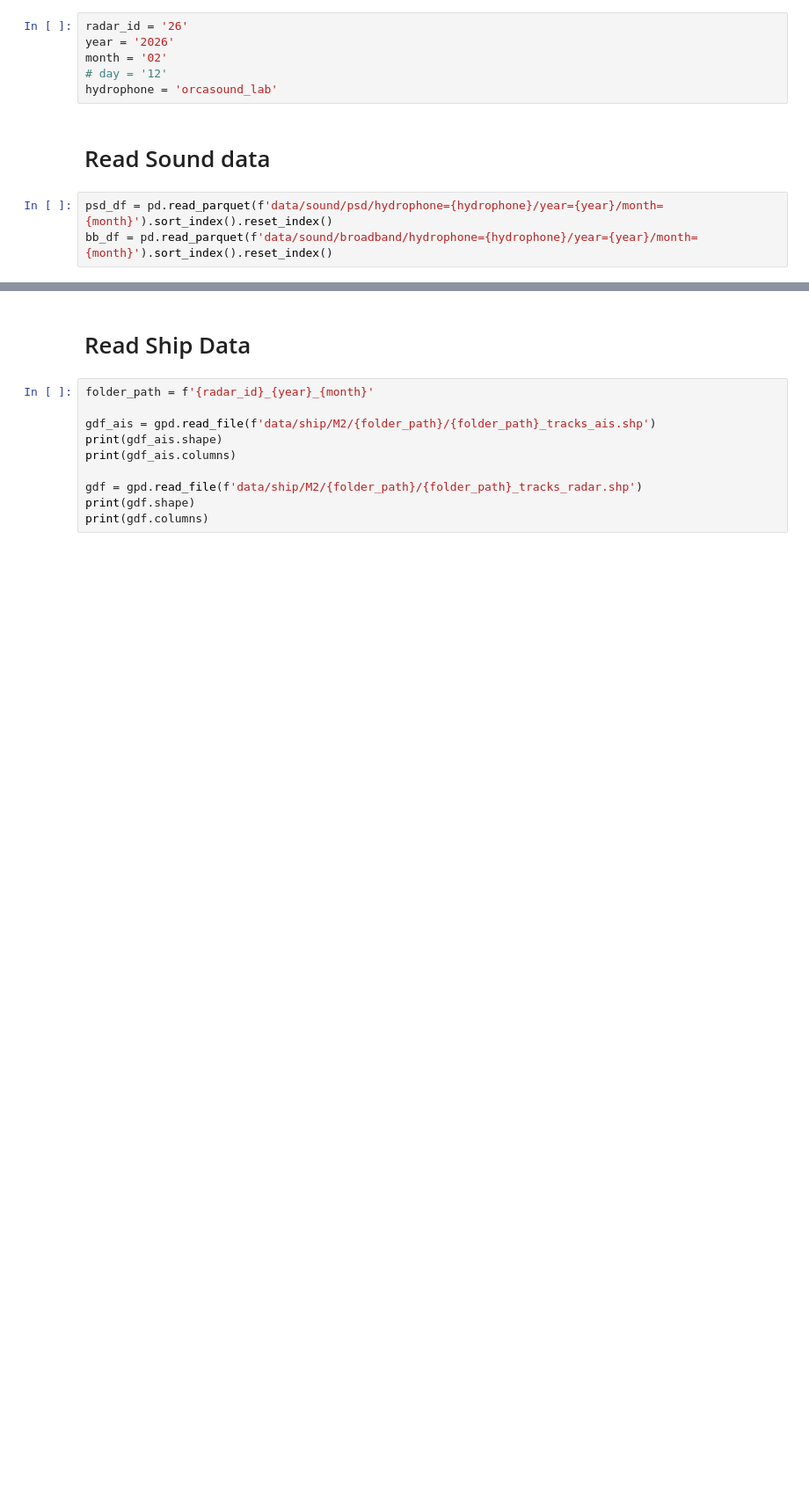
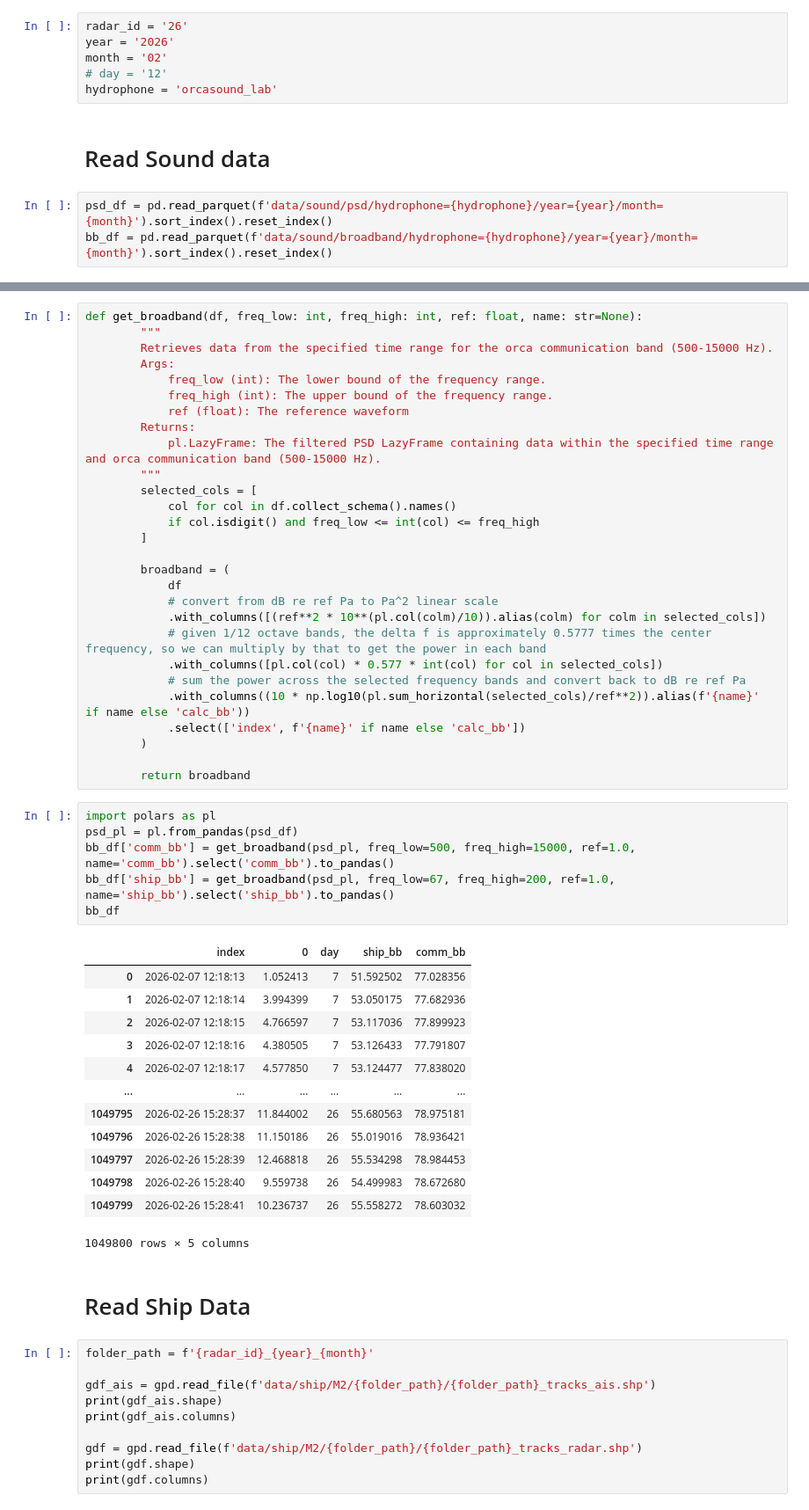
Before and after one commit to orcasound/ambient-sound-analysis, a Jupyter notebook: explore_shipdata.ipynb, the cells around one changed output, grey strips where cells are left out. Shown at 88% size. Saved outputs shown, nothing was run; the diff lists cells and outputs as text; blank space fills up the shorter version.

```diff
--- a/explore_shipdata.ipynb
+++ b/explore_shipdata.ipynb
@@ -32,3 +41,51 @@ psd_df.head()
+# %%
+def get_broadband(df, freq_low: int, freq_high: int, ref: float, name: str=None):
+        """
+        Retrieves data from the specified time range for the orca communication band (500-15000 Hz).
+        Args:
+            freq_low (int): The lower bound of the frequency range.
+            freq_high (int): The upper bound of the frequency range.
+            ref (float): The reference waveform
+        Returns:
+            pl.LazyFrame: The filtered PSD LazyFrame containing data within the specified time range and orca communication band (500-15000 Hz).
+        """
+        selected_cols = [
+            col for col in df.collect_schema().names()
+            if col.isdigit() and freq_low <= int(col) <= freq_high
+        ]
+
+        broadband = (
+            df
+            # convert from dB re ref Pa to Pa^2 linear scale
+            .with_columns([(ref**2 * 10**(pl.col(colm)/10)).alias(colm) for colm in selected_cols])
+            # given 1/12 octave bands, the delta f is approximately 0.5777 times the center frequency, so we can multiply by that to get the power in each band
+            .with_columns([pl.col(col) * 0.577 * int(col) for col in selected_cols])
+            # sum the power across the selected frequency bands and convert back to dB re ref Pa
+            .with_columns((10 * np.log10(pl.sum_horizontal(selected_cols)/ref**2)).alias(f'{name}' if name else 'calc_bb'))
+            .select(['index', f'{name}' if name else 'calc_bb'])
+        )
+
+        return broadband
+# %%
+import polars as pl
+psd_pl = pl.from_pandas(psd_df)
+bb_df['comm_bb'] = get_broadband(psd_pl, freq_low=500, freq_high=15000, ref=1.0, name='comm_bb').select('comm_bb').to_pandas()
+bb_df['ship_bb'] = get_broadband(psd_pl, freq_low=67, freq_high=200, ref=1.0, name='ship_bb').select('ship_bb').to_pandas()
+bb_df
+# %% [output]
+|  | index | 0 | day | ship_bb | comm_bb |
+| 0 | 2026-02-07 12:18:13 | 1.052413 | 7 | 51.592502 | 77.028356 |
+| 1 | 2026-02-07 12:18:14 | 3.994399 | 7 | 53.050175 | 77.682936 |
+| 2 | 2026-02-07 12:18:15 | 4.766597 | 7 | 53.117036 | 77.899923 |
+| 3 | 2026-02-07 12:18:16 | 4.380505 | 7 | 53.126433 | 77.791807 |
+| 4 | 2026-02-07 12:18:17 | 4.577850 | 7 | 53.124477 | 77.838020 |
+| ... | ... | ... | ... | ... | ... |
+| 1049795 | 2026-02-26 15:28:37 | 11.844002 | 26 | 55.680563 | 78.975181 |
+| 1049796 | 2026-02-26 15:28:38 | 11.150186 | 26 | 55.019016 | 78.936421 |
+| 1049797 | 2026-02-26 15:28:39 | 12.468818 | 26 | 55.534298 | 78.984453 |
+| 1049798 | 2026-02-26 15:28:40 | 9.559738 | 26 | 54.499983 | 78.672680 |
+| 1049799 | 2026-02-26 15:28:41 | 10.236737 | 26 | 55.558272 | 78.603032 |
+1049800 rows × 5 columns
 # %% [markdown]
 # Read Ship Data
 # %%
```
Also changed, not shown: parts of 13 cells of this notebook.
